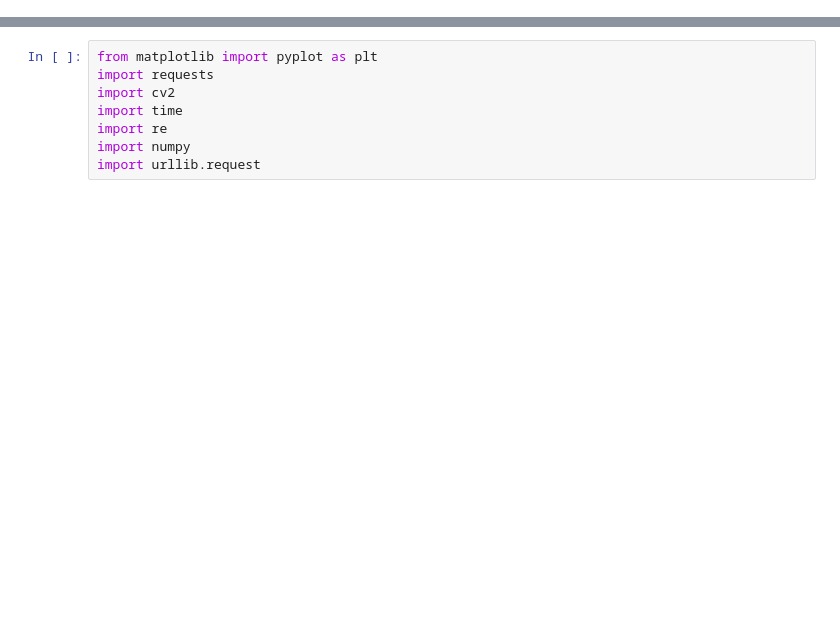
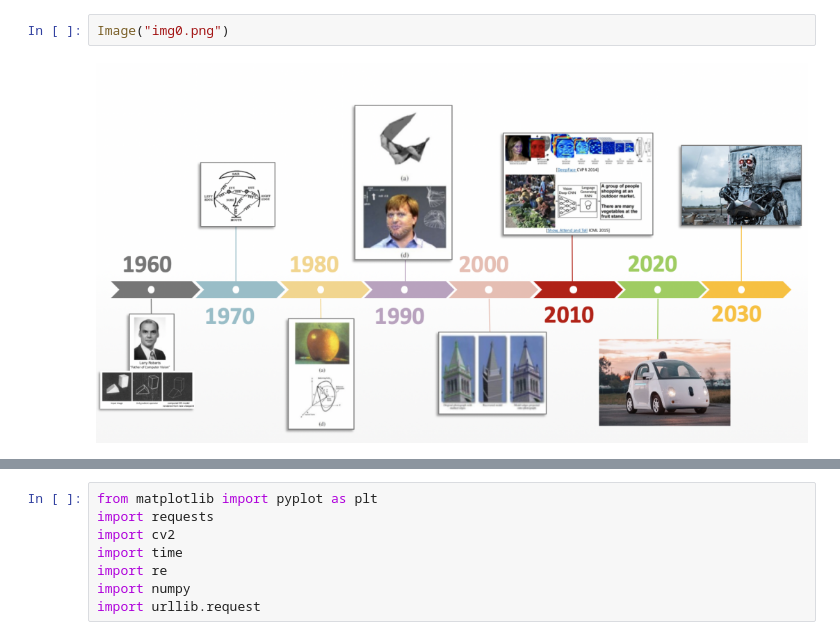
Before and after one commit to kahoyeung/ASG5, a Jupyter notebook: ASG5.ipynb, the cells around one changed output, grey strips where cells are left out. Cells and saved outputs as stored; diff of their text form; blank space fills up the shorter version.

```diff
--- a/ASG5.ipynb
+++ b/ASG5.ipynb
@@ -0,0 +41,4 @@
+# %%
+Image("img0.png")
+# %% [output]
+[figure, added]
```
Also changed, not shown: parts of 13 cells of this notebook, 5 other files.
